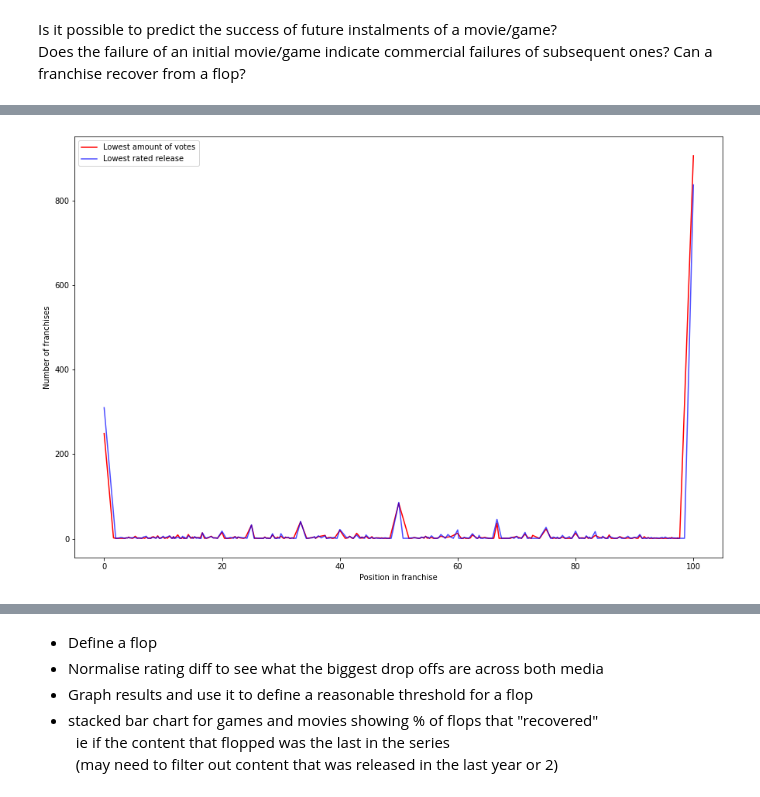
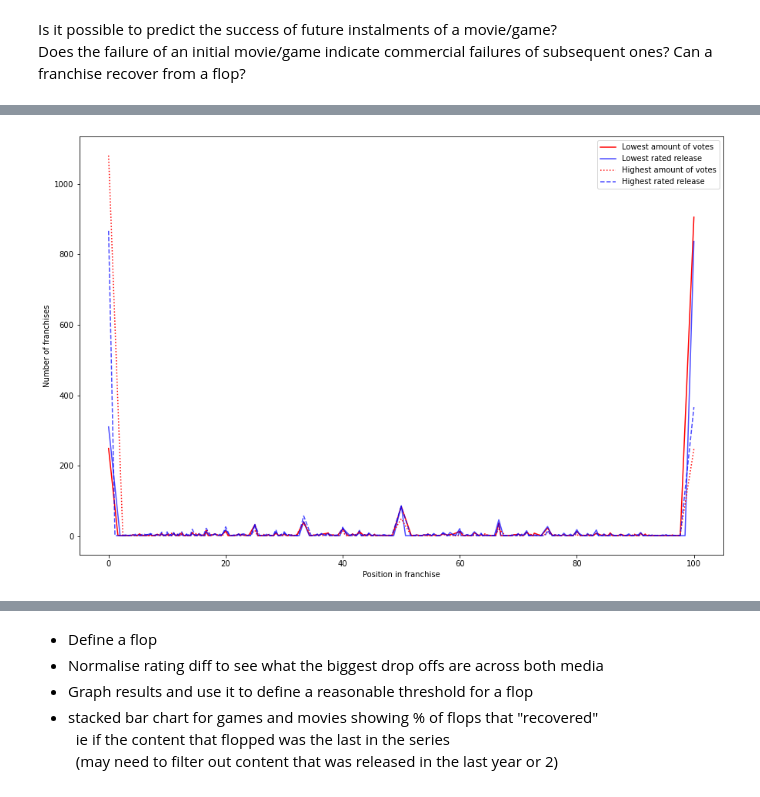
Before and after one commit to adambrennan150/Franchises, a Jupyter notebook: RQ2.ipynb, the cells around one changed output, grey strips where cells are left out. Drawn from its saved outputs; the diff is of its cells as text; code cells hidden in the pictures.

```diff
--- a/RQ2.ipynb
+++ b/RQ2.ipynb
@@ -27,0 +36,3 @@ df = df.groupby('franchise_id').agg(min_rating=('rating_average', 'min'), max_ra
+# %%
+df['avg_pre_rating'] = df.groupby('franchise_id')['rating_average'].transform(lambda x: x.loc[df['pos_rel_to_lowest_year'] == 'pre'].mean())
+df['avg_post_rating'] = df.groupby('franchise_id')['rating_average'].transform(lambda x: x.loc[df['pos_rel_to_lowest_year'] == 'post'].mean())
@@ -27,0 +54,3 @@ df = df.groupby('franchise_id').agg(min_rating=('rating_average', 'min'), max_ra
+# %%
+df = df.groupby('franchise_id').apply(lambda x: x.assign(diff_between_pre_and_lowest = x['min_rating'] - x['avg_pre_rating'])).reset_index(level=0, drop=True)
+df = df.groupby('franchise_id').apply(lambda x: x.assign(diff_between_post_and_lowest = x['avg_post_rating'] - x['min_rating'])).reset_index(level=0, drop=True)
@@ -27,0 +59,3 @@ df = df.groupby('franchise_id').agg(min_rating=('rating_average', 'min'), max_ra
+# %%
+df['rolling_mean'] = df.groupby('franchise_id')['rating_average'].expanding().mean().reset_index(0, drop=True)
+df['diff_from_rolling_mean']= df.groupby('franchise_id')['rolling_mean'].diff()
@@ -27,0 +432,6 @@ df = df.groupby('franchise_id').agg(min_rating=('rating_average', 'min'), max_ra
+# %%
+movies['pos_tens'] = pd.qcut(movies['position_in_franchise'].rank(method='first'), q=10,)
+games['pos_tens'] = pd.qcut(games['position_in_franchise'].rank(method='first'), q=10,)
+df['pos_tens'] = pd.qcut(df['position_in_franchise'].rank(method='first'), q=10,)
+
+df.groupby('pos_tens')['votes_average'].mean().plot()
@@ -28,11 +451,17 @@ df = df.groupby('franchise_id').agg(min_rating=('rating_average', 'min'), max_ra
 # %%
+#franchise_grouped_df.groupby((franchise_grouped_df['average_releases_per_year'] // 0.1) * 0.1)['average_rating'].mean().plot()
+#df[df["min_rating"] == df["rating_average"]].position_in_franchise.value_counts() // 0.1 * 0.1.sort_index().plot(color="blue", alpha =0.7, ax=ax, label = "Lowest rated release")
+
 fig, ax = plt.subplots(figsize=(15, 10))
 df[df["min_vote"] == df["votes_average"]].position_in_franchise.value_counts().sort_index().plot(xlabel="Position in franchise", ylabel="Number of franchises", color="red", ax=ax, label = "Lowest amount of votes")
 df[df["min_rating"] == df["rating_average"]].position_in_franchise.value_counts().sort_index().plot(color="blue", alpha =0.7, ax=ax, label = "Lowest rated release")
+df[df["max_vote"] == df["votes_average"]].position_in_franchise.value_counts().sort_index().plot(xlabel="Position in franchise", ylabel="Number of franchises", color="red", ax=ax, label = "Highest amount of votes", linestyle = ':')
+df[df["max_rating"] == df["rating_average"]].position_in_franchise.value_counts().sort_index().plot(color="blue", alpha =0.7, ax=ax, label = "Highest rated release", linestyle = '--')
+
 plt.legend()
 plt.show()
 # %% [output]
-[figure, old version]
+[figure, new version]
 # %%
 games_df = df[df["type"] == "game"]
 movies_df = df[df["type"] == "movie"]
```
Also changed, not shown: parts of 33 cells of this notebook.
